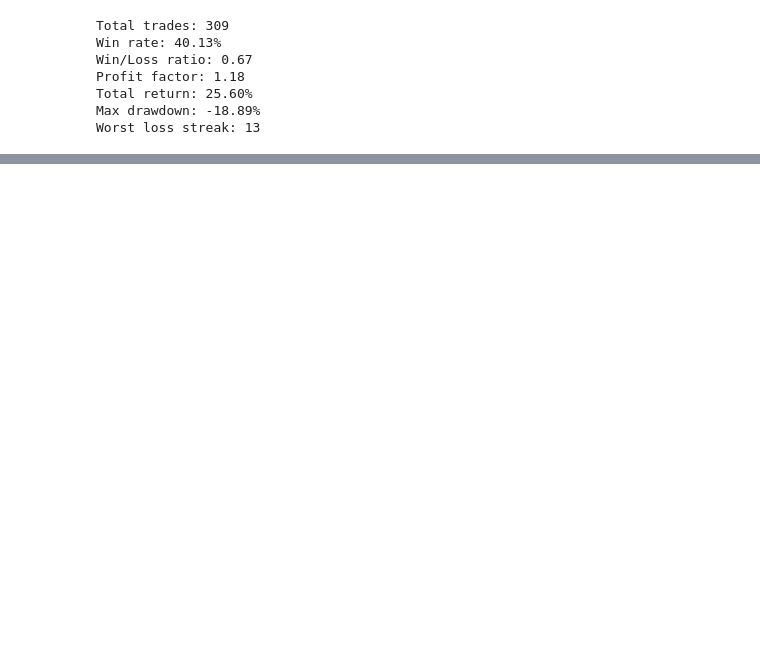
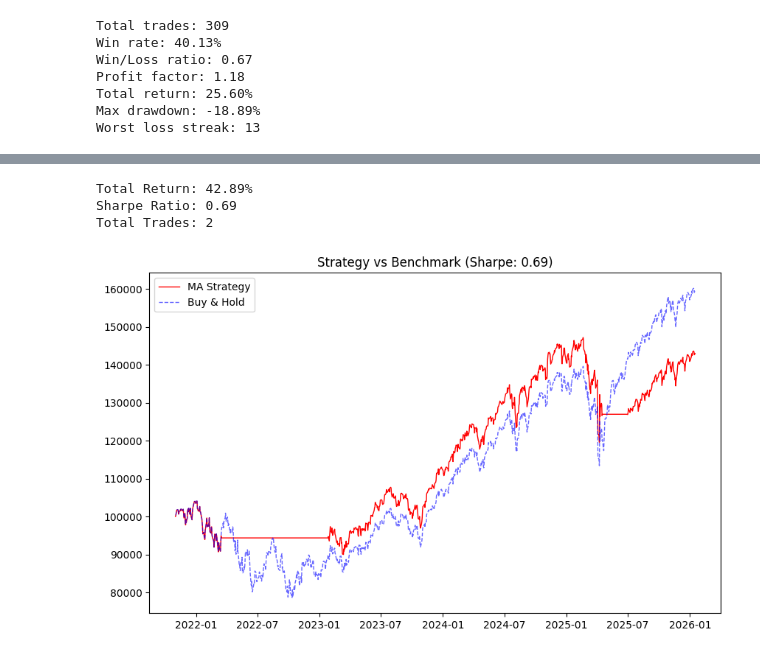
Before and after one commit to serhatkiyar/computational-finance-lab, a Jupyter notebook: notebooks/week1/day05_backtest_setup.ipynb, the cells around one changed output, grey strips where cells are left out. Saved outputs shown, nothing was run; the diff lists cells and outputs as text; code cells hidden in the pictures; blank space fills up the shorter version.

```diff
--- a/notebooks/week1/day05_backtest_setup.ipynb
+++ b/notebooks/week1/day05_backtest_setup.ipynb
@@ -172,0 +251,11 @@ Worst loss streak: 13
+# %%
+df['MA50'] = df['Close'].rolling(window=50).mean()
+df['MA200'] = df['Close'].rolling(window=200).mean()
+# %%
+df['Signal'] = 0
+df.loc[df['MA50'] > df['MA200'], 'Signal'] = 1
+
+df['Signal'] = df['Signal'].shift(1)
+df.dropna(inplace=True)
+
+df.head(3)
@@ -172,0 +268,59 @@ Worst loss streak: 13
+# %%
+initial_capital = 100_000
+equity = initial_capital
+commission_rate = 0.001
+position = 0
+equity_curve = [initial_capital]
+trades = []
+# %%
+for i in range(len(df)):
+    today = df.iloc[i]
+    price = today['Open']
+    signal = today['Signal']
+    date = today.name
+
+    if position == 0 and signal == 1:
+        shares = (equity * (1 - commission_rate)) / price
+        position = shares
+        entry_price = today['Open']
+        entry_date = date
+
+    elif position > 0 and signal == 0:
+        exit_price = price
+        equity = position * exit_price * (1 - commission_rate)
+
+        trade_return = (exit_price - entry_price) / entry_price
+        trades.append(trade_return)
+
+        position = 0
+
+    if position > 0:
+        current_equity = position * today['Close']
+    else:
+        current_equity = equity
+    equity_curve.append(current_equity)
+
+equity_curve = equity_curve[1:]
+df['Strategy_Equity'] = equity_curve
+df['BuyHold_Equity'] = (initial_capital * (1 - commission_rate)) * (1 + df['Close'].pct_change()).cumprod()
+
+strategy_returns = df['Strategy_Equity'].pct_change()
+sharpe_ratio = (strategy_returns.mean() / strategy_returns.std()) * np.sqrt(252)
+
+total_return = (df['Strategy_Equity'].iloc[-1] / initial_capital) - 1
+
+print(f"Total Return: {total_return:.2%}")
+print(f"Sharpe Ratio: {sharpe_ratio:.2f}")
+print(f"Total Trades: {len(trades)}")
+
+plt.figure(figsize=(10, 6))
+plt.plot(df['Strategy_Equity'], label ='MA Strategy', color='red', linewidth=1)
+plt.plot(df['BuyHold_Equity'], label='Buy & Hold', color='blue', alpha=0.6, linestyle='--', linewidth=1)
+plt.title(f'Strategy vs Benchmark (Sharpe: {sharpe_ratio:.2f})')
+plt.legend()
+plt.show()
+# %% [output]
+Total Return: 42.89%
+Sharpe Ratio: 0.69
+Total Trades: 2
+[figure, added]
```
Also changed, not shown: parts of 13 cells of this notebook.
